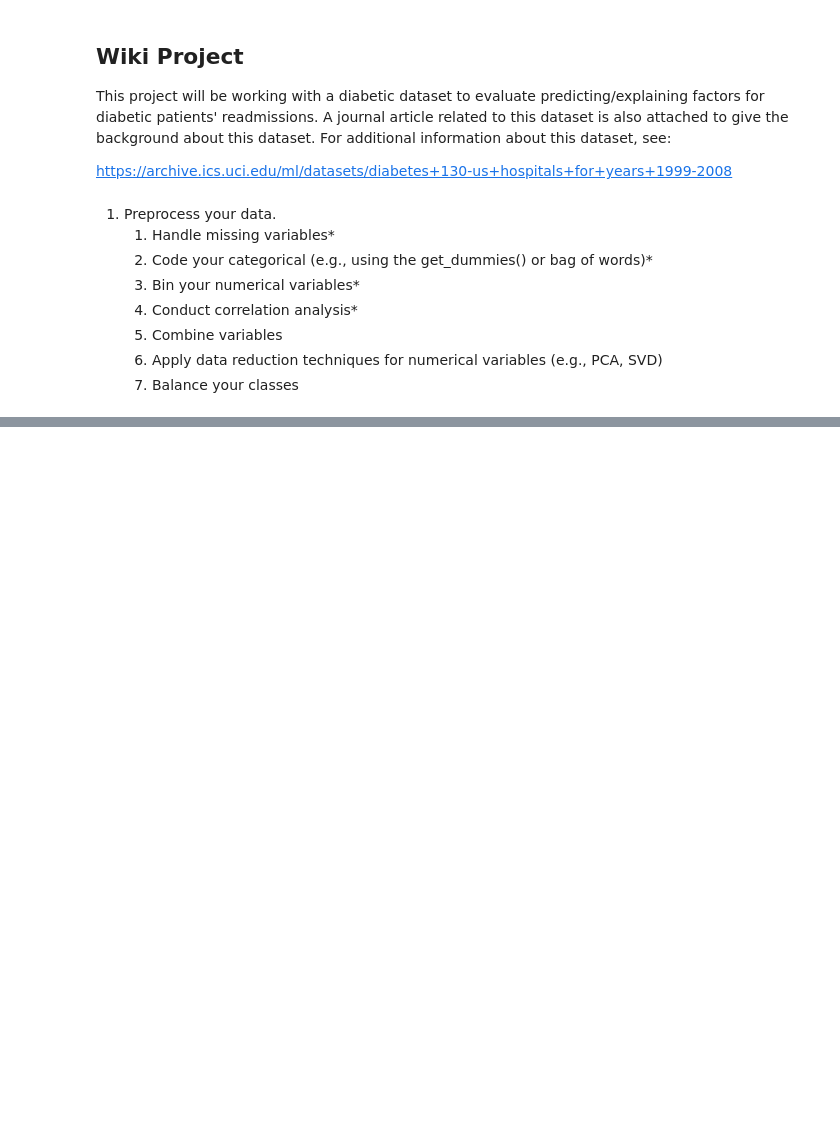
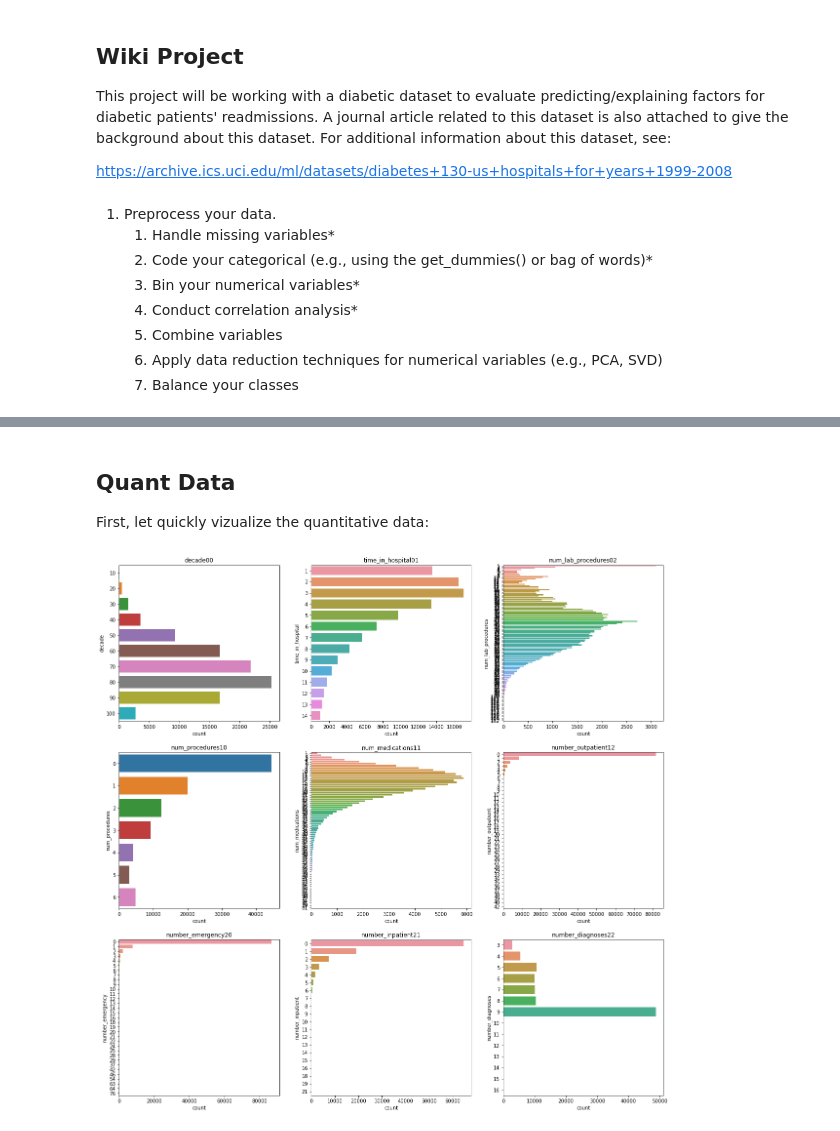
Before and after one commit to charlesg/HI530, a Jupyter notebook: project/Coding Project Notebook.ipynb, the cells around one changed output, grey strips where cells are left out. Saved outputs shown, nothing was run; the diff lists cells and outputs as text; code cells hidden in the pictures; blank space fills up the shorter version.

```diff
--- a/project/Coding Project Notebook.ipynb
+++ b/project/Coding Project Notebook.ipynb
@@ -96,0 +294,4 @@ Created in <span style='font-weight:600;margin-left:4px;'>Deepnote</span></a>
+# %%
+quant_values = ['decade', 'time_in_hospital', 'num_lab_procedures', 'num_procedures',
+                'num_medications', 'number_outpatient', 'number_emergency',
+                'number_inpatient','number_diagnoses' ]
@@ -96,0 +350,27 @@ Created in <span style='font-weight:600;margin-left:4px;'>Deepnote</span></a>
+# %% [markdown]
+## Quant Data
+
+First, let quickly vizualize the quantitative data:
+# %%
+# We will be using the list of quant_values
+# We need to count how many rows we need
+rowsTot = -(-(len(quant_values)) // 3)
+
+# Where we start
+rowNum=0
+colNum=0
+fig, axs = plt.subplots(rowsTot, 3, figsize = (20, 20))
+
+for feature in quant_values:
+    sns.countplot(data = diabetic, y = feature, ax = axs[rowNum, colNum])
+    axs[rowNum, colNum].set_title(feature + str(rowNum) + str(colNum))
+    # Col numbers flips between 1 and 2, Rows increase by one
+    if colNum < 2:
+        colNum += 1
+    else:
+        colNum = 0
+        rowNum += 1
+
+plt.show()
+# %% [output]
+[figure, added]
```
Also changed, not shown: parts of 85 cells of this notebook, 18 other files.
